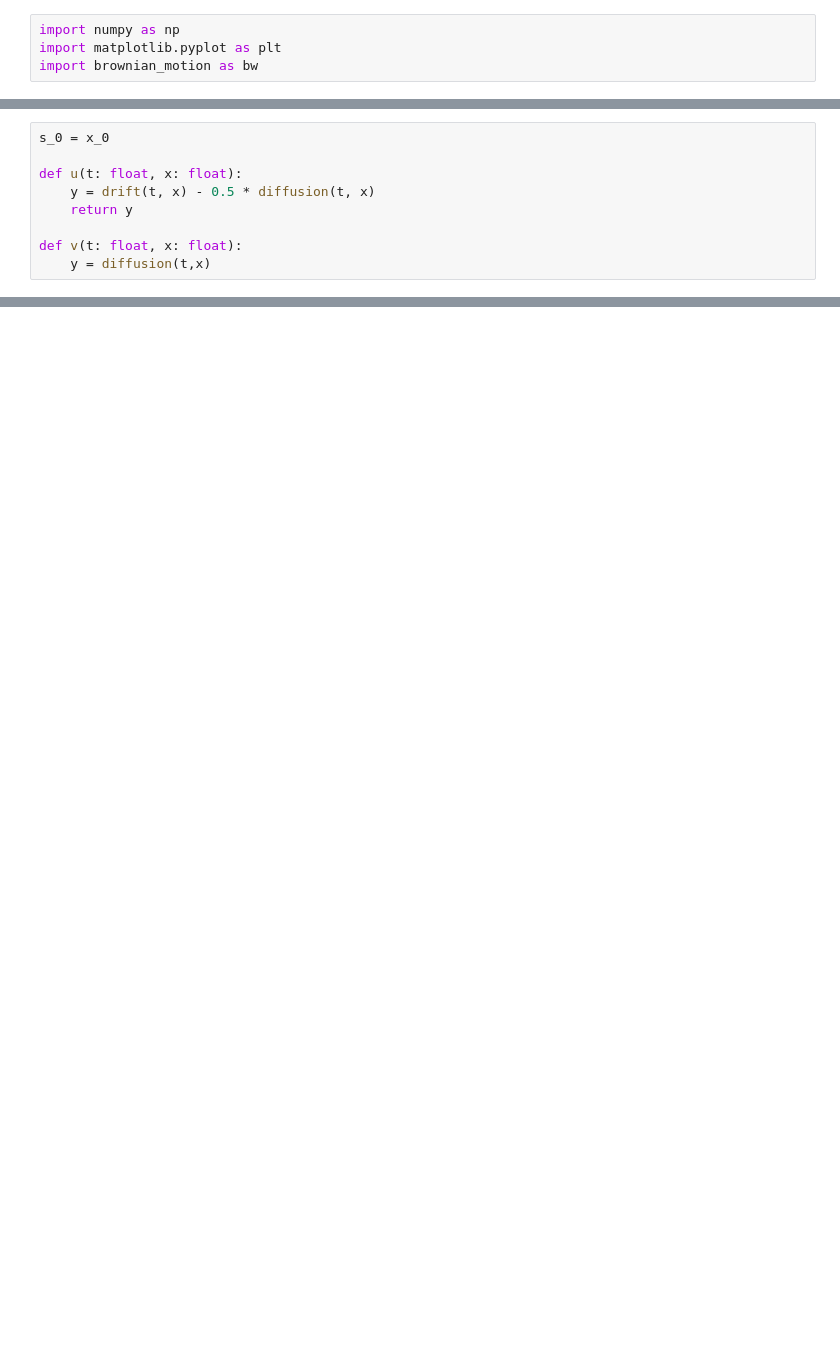
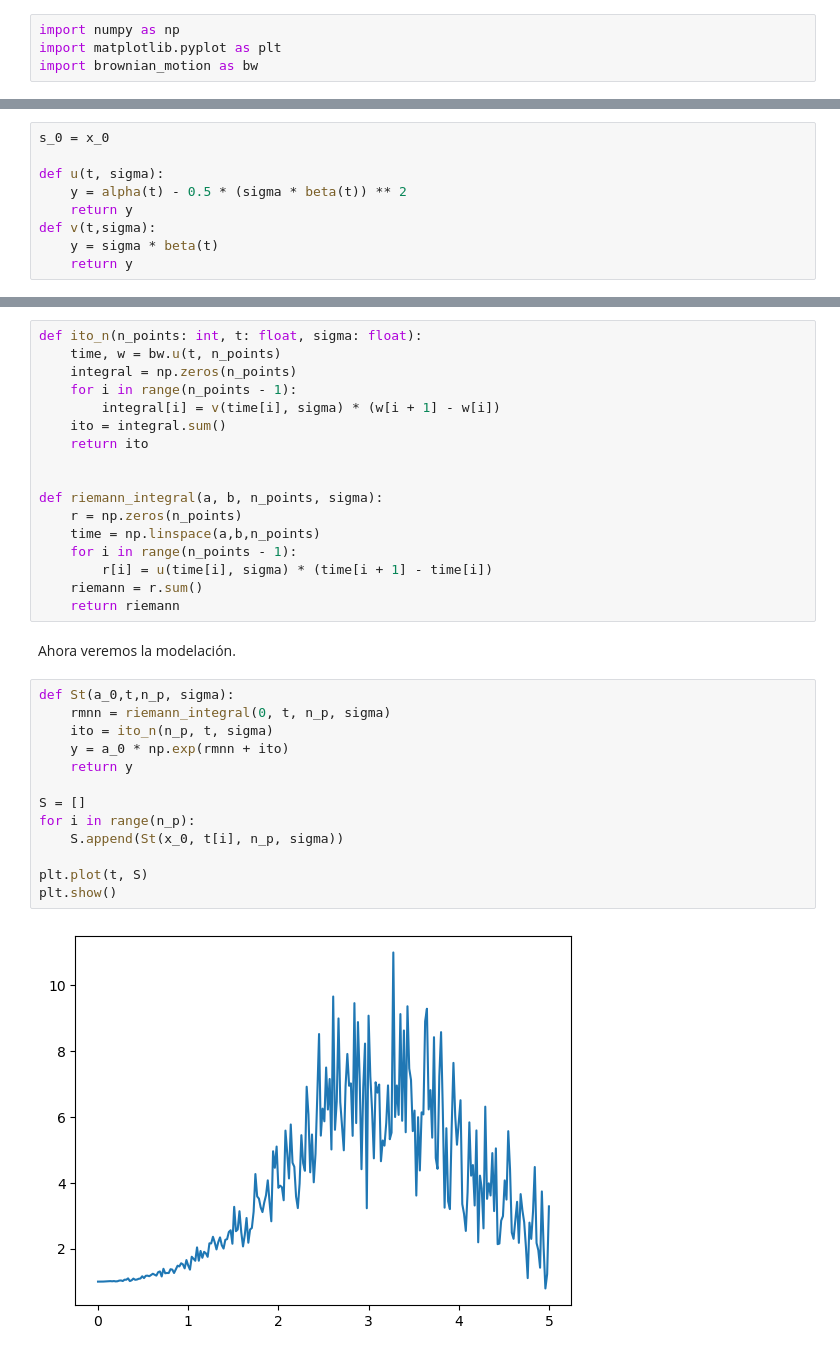
Before and after one commit to Dust1920/stochacalculus, a Jupyter notebook: PythonScripts/verif_em_solution.ipynb, the cells around one changed output, grey strips where cells are left out. Saved outputs shown, nothing was run; the diff lists cells and outputs as text; blank space fills up the shorter version.

```diff
--- a/PythonScripts/verif_em_solution.ipynb
+++ b/PythonScripts/verif_em_solution.ipynb
@@ -64,9 +91,9 @@ Entonces, vamos a intentar modelar la solución.
 # %%
 s_0 = x_0
 
-def u(t: float, x: float):
-    y = drift(t, x) - 0.5 * diffusion(t, x)
+def u(t, sigma):
+    y = alpha(t) - 0.5 * (sigma * beta(t)) ** 2
     return y
-
-def v(t: float, x: float):
-    y = diffusion(t,x)
+def v(t,sigma):
+    y = sigma * beta(t)
+    return y
@@ -72,0 +102,34 @@ def v(t: float, x: float):
+# %%
+def ito_n(n_points: int, t: float, sigma: float):
+    time, w = bw.u(t, n_points)
+    integral = np.zeros(n_points)
+    for i in range(n_points - 1):
+        integral[i] = v(time[i], sigma) * (w[i + 1] - w[i])
+    ito = integral.sum()
+    return ito
+
+
+def riemann_integral(a, b, n_points, sigma):
+    r = np.zeros(n_points)
+    time = np.linspace(a,b,n_points)
+    for i in range(n_points - 1):
+        r[i] = u(time[i], sigma) * (time[i + 1] - time[i])
+    riemann = r.sum()
+    return riemann
+# %% [markdown]
+Ahora veremos la modelación.
+# %%
+def St(a_0,t,n_p, sigma):
+    rmnn = riemann_integral(0, t, n_p, sigma)
+    ito = ito_n(n_p, t, sigma)
+    y = a_0 * np.exp(rmnn + ito)
+    return y
+
+S = []
+for i in range(n_p):
+    S.append(St(x_0, t[i], n_p, sigma))
+
+plt.plot(t, S)
+plt.show()
+# %% [output]
+[figure, added]
```
Also changed, not shown: parts of 14 cells of this notebook.
